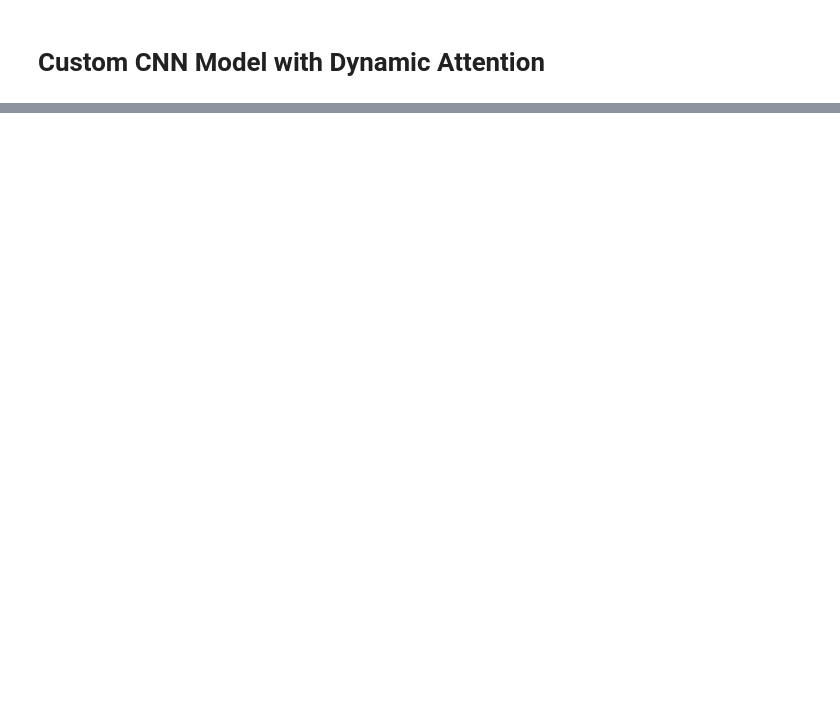
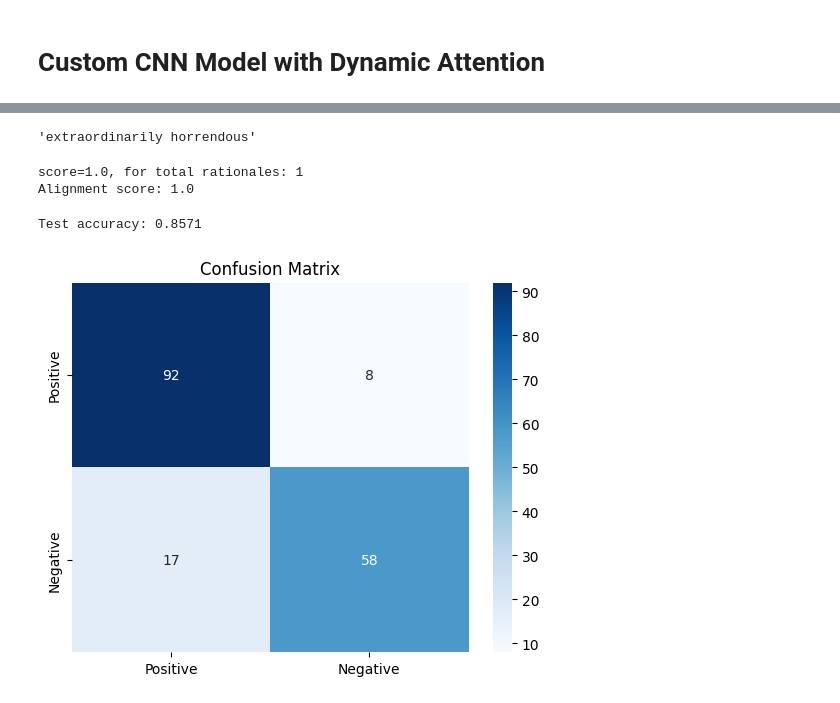
Before and after one commit to Nikhil-Kadapala/NeuralNets, a Jupyter notebook: standardNeuralNets/standardCNNwithLIME.ipynb, the cells around one changed output, grey strips where cells are left out. Cells and saved outputs as stored; diff of their text form; code cells hidden in the pictures; blank space fills up the shorter version.

```diff
--- a/standardNeuralNets/standardCNNwithLIME.ipynb
+++ b/standardNeuralNets/standardCNNwithLIME.ipynb
@@ -971,20 +992,20 @@ from torch.optim.lr_scheduler import ReduceLROnPlateau, StepLR
 
 set_random_seed(1234)
 
-num_filters = [32, 64, 128]
+num_filters = [64, 128, 256]
 kernel_sizes = [3, 5, 7]
 
-model1 = customLimeCNN(50, kernel_sizes, num_filters, num_classes=1)
+cust_model = customLimeCNN(50, kernel_sizes, num_filters, num_classes=1)
+cust_model.to(device)
+lr, n_epochs = 1e-3, 20
 
-lr, n_epochs = 1e-3, 10
-
-optimizer = torch.optim.Adam(model1.parameters(), lr=lr, weight_decay=0.001)
+optimizer = torch.optim.Adam(cust_model.parameters(), lr=lr, weight_decay=1e-5)
 
 loss_func = nn.BCEWithLogitsLoss()
 
-lr_sched = ReduceLROnPlateau(optimizer, mode='max', factor=0.5, patience=10, min_lr=1e-5)
+lr_sched = ReduceLROnPlateau(optimizer, mode='min', factor=0.7, patience=10, min_lr=1e-5)
 
-Y_HAT, LOSSES = train_custom_model(model=model1,
+Y_HAT, LOSSES = train_custom_model(model=cust_model,
                             train_set=train_loader,
                             val_set=val_loader,
                             optimizer=optimizer,
@@ -1019,0 +1058,6 @@ Learning rate reduced to 0.00099999
+# %%
+cust_model.load_state_dict(torch.load("best_model_state.pt", weights_only=True))
+device = torch.device("cuda" if torch.cuda.is_available() else "cpu")
+cust_model.to(device)
+exp = cust_model.get_lime_explanation(506, 5, dataset='train')
+exp.as_list()
@@ -1019,0 +1075,46 @@ Learning rate reduced to 0.00099999
+# %%
+train_rationales[506]
+# %% [output]
+'extraordinarily horrendous'
+# %%
+score = get_Alignment_score(exp.as_list(), train_rationales[506])
+print(f"Alignment score: {score}")
+# %% [output]
+score=1.0, for total rationales: 1
+Alignment score: 1.0
+# %%
+cust_model.load_state_dict(torch.load("best_model_state.pt", weights_only=True))
+cust_model.to(device)
+cust_model.eval()
+preds_list = []
+with torch.no_grad():
+  for batch in test_loader:
+    inputs, rationales, labels = batch
+    inputs = inputs.to(device)
+    pred = cust_model(inputs)
+    preds_list.append(pred)
+
+y_hat = torch.cat(preds_list, dim=0)
+y_hat = torch.sigmoid(y_hat)
+y_hat = (y_hat >= 0.5).int()
+true_labels = test_classes[:y_hat.size(0)]
+test_acc = calc_accuracy(y_hat, true_labels.to(y_hat.device))
+print(f"Test accuracy: {test_acc:.4f}")
+
+import seaborn as sns
+import matplotlib.pyplot as plt
+from sklearn.metrics import confusion_matrix
+
+y_hat = y_hat.cpu()
+true_labels = true_labels.cpu()
+# Generate confusion matrix
+conf_matrix = confusion_matrix(true_labels.numpy(), y_hat.detach().numpy())
+
+# Plot using seaborn
+sns.heatmap(conf_matrix, annot=True, fmt="d", cmap="Blues", xticklabels=["Positive", "Negative"], yticklabels=["Positive", "Negative"])
+
+plt.title("Confusion Matrix")
+plt.show()
+# %% [output]
+Test accuracy: 0.8571
+[figure, added]
```
Also changed, not shown: parts of 38 cells of this notebook.
